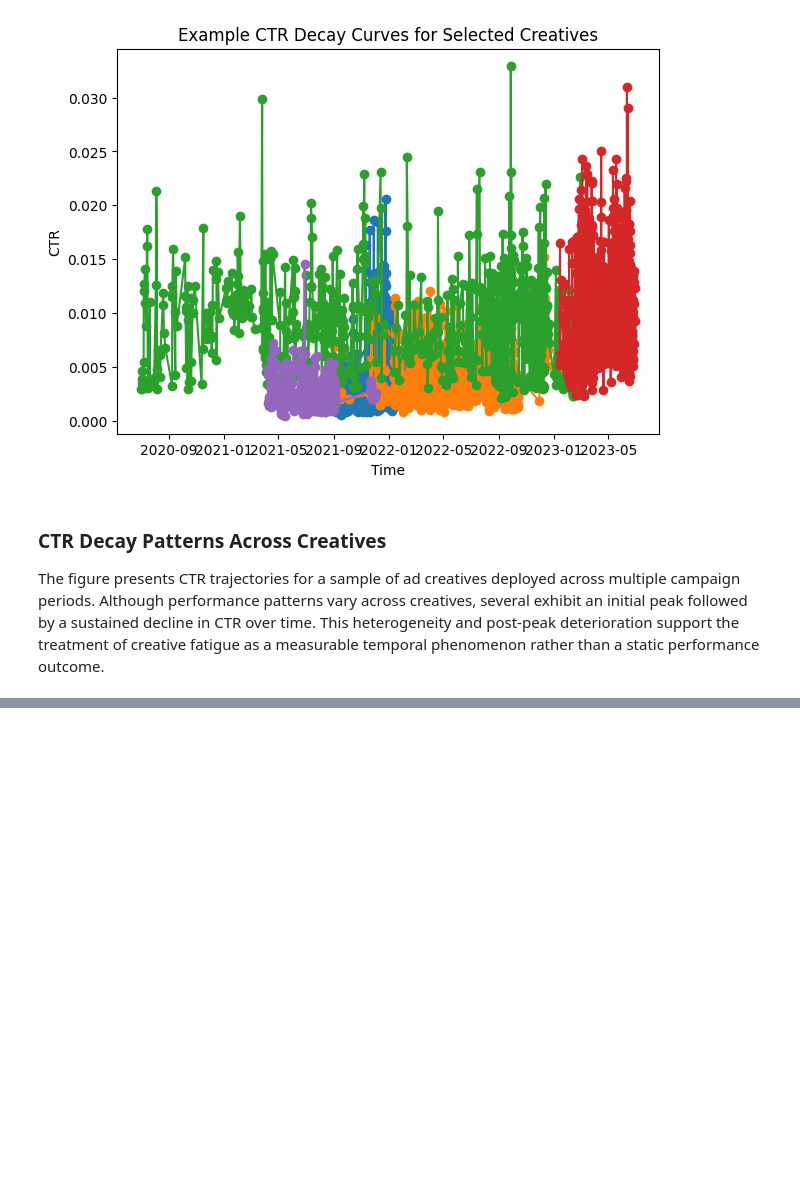
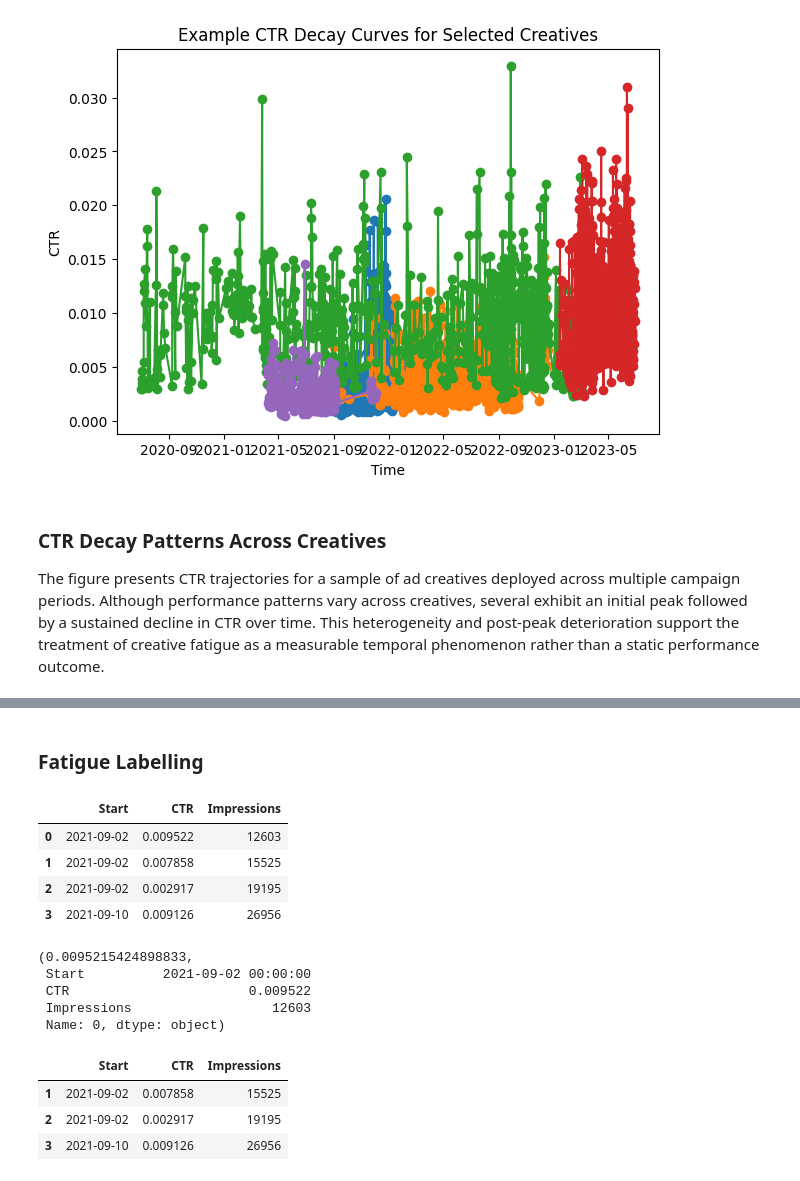
Before and after one commit to sandesh-sm/Creative-Fatigue-in-Paid-Social-Advertising, a Jupyter notebook: Creative_Fatigue_Thesis.ipynb, the cells around one changed output, grey strips where cells are left out. Cells and saved outputs as stored; diff of their text form; code cells hidden in the pictures; blank space fills up the shorter version.

```diff
--- a/Creative_Fatigue_Thesis.ipynb
+++ b/Creative_Fatigue_Thesis.ipynb
@@ -5,7 +10,7 @@ import pandas as pd
 # %%
 import matplotlib.pyplot as plt
 # %%
-df = pd.read_excel("/content/Instagram_advertising_dataset.xlsx")
+df = pd.read_csv("/content/sample_data/Instagram_advertising_dataset.csv")
 # %%
 df.shape
 df.info()
@@ -92,0 +108,40 @@ The figure presents CTR trajectories for a sample of ad creatives deployed acros
+# %% [markdown]
+### Fatigue Labelling
+# %%
+df = df.sort_values(by=["Caption_masked", "Start"]).reset_index(drop=True)
+# %%
+df["fatigued"] = 0
+# %%
+test_creative = df["Caption_masked"].iloc[0]
+
+group = df[df["Caption_masked"] == test_creative]
+
+group[["Start", "CTR", "Impressions"]].head()
+# %% [output]
+|  | Start | CTR | Impressions |
+| 0 | 2021-09-02 | 0.009522 | 12603 |
+| 1 | 2021-09-02 | 0.007858 | 15525 |
+| 2 | 2021-09-02 | 0.002917 | 19195 |
+| 3 | 2021-09-10 | 0.009126 | 26956 |
+# %%
+ctr_peak = group["CTR"].max()
+peak_row = group.loc[group["CTR"].idxmax(), ["Start", "CTR", "Impressions"]]
+
+ctr_peak, peak_row
+# %% [output]
+(0.0095215424898833,
+ Start          2021-09-02 00:00:00
+ CTR                       0.009522
+ Impressions                  12603
+ Name: 0, dtype: object)
+# %%
+peak_idx = group["CTR"].idxmax()
+
+post_peak = group.loc[group.index > peak_idx]
+
+post_peak[["Start", "CTR", "Impressions"]]
+# %% [output]
+|  | Start | CTR | Impressions |
+| 1 | 2021-09-02 | 0.007858 | 15525 |
+| 2 | 2021-09-02 | 0.002917 | 19195 |
+| 3 | 2021-09-10 | 0.009126 | 26956 |
```
Also changed, not shown: parts of 11 cells of this notebook.
